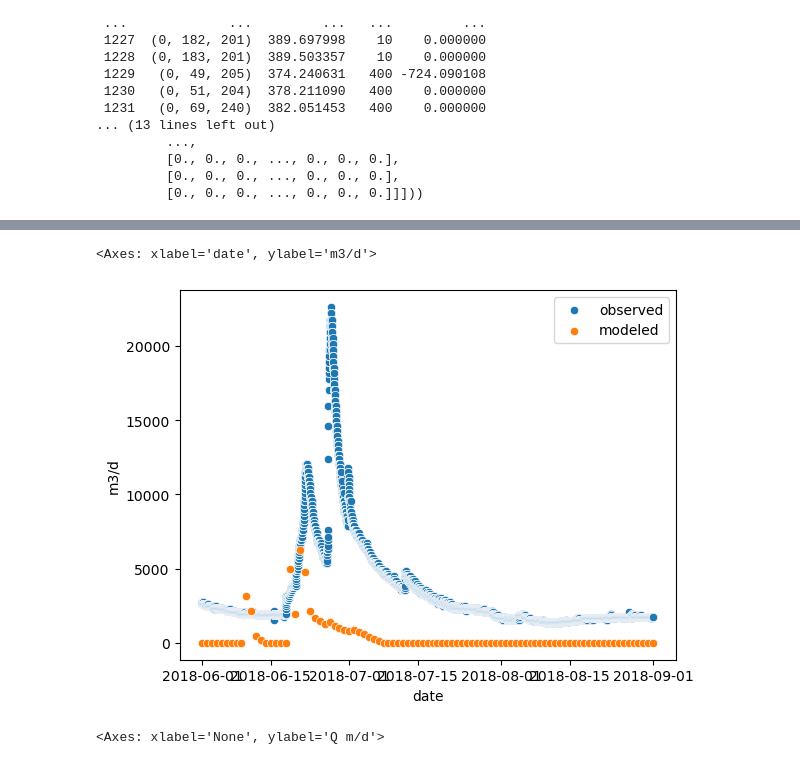
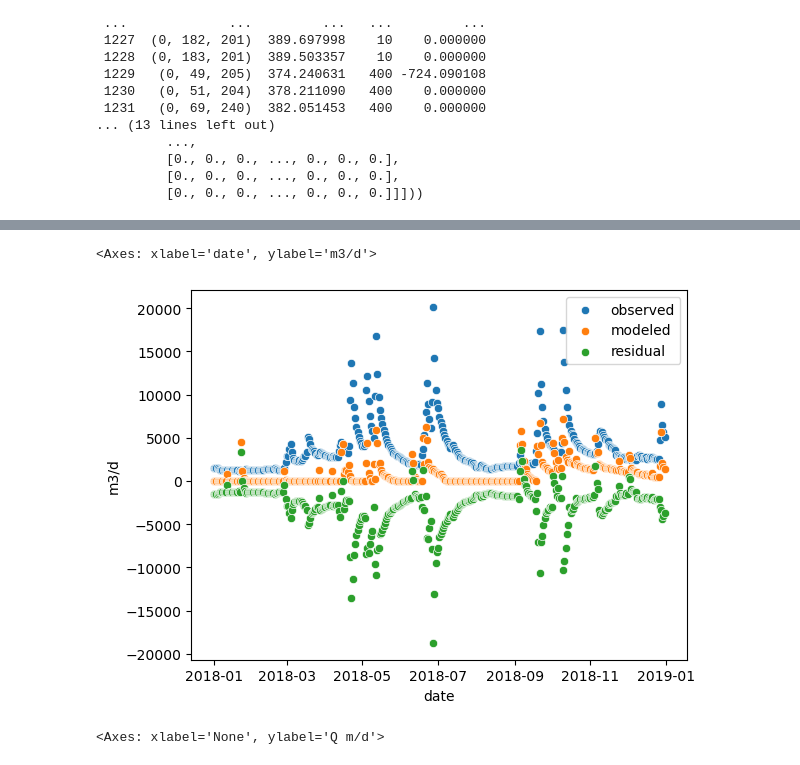
Before and after one commit to jhuang523/UMNBearSpring, a Jupyter notebook: EPM/transient/EPM.ipynb, the cells around one changed output, grey strips where cells are left out. Saved outputs shown, nothing was run; the diff lists cells and outputs as text; code cells hidden in the pictures.

```diff
--- a/EPM/transient/EPM.ipynb
+++ b/EPM/transient/EPM.ipynb
@@ -256,6 +251,9 @@ AttributeError: Can only use .dt accessor with datetimelike values
+# %%
+bs_q_timeseries.index = bs_cal.cal_value.index
 # %%
 bs_cal = CalibrationData(name = 'bs_q', filename = '../../data/discharge/discharge_2017_2020.csv')
 bs_cal.convert_data_to_daily(datetime_col='date')
+bs_cal.set_cal_value(bs_cal.data['m3/d'][bs_cal.data.index.year == 2018])
 # %% [output]
 read ../../data/discharge/discharge_2017_2020.csv and set data
 calibration obj bs_q created
@@ -263,2 +272,0 @@ AttributeError: Can only use .dt accessor with datetimelike values
-# %%
-bs_cal.set_cal_value(bs_cal.data[(bs_cal.data.index >= '06-01-2018') & (bs_cal.data.index <= '09-01-2018')]['m3/d'])
@@ -267,2 +313,2 @@ NameError: name 'bs_cal' is not defined
 # %%
-convert_hourly_to_daily(bs_cal.cal_value, 'date')
+err = bs_cal.get_residual(bs_q_timeseries['Q m/d'])
@@ -273,10 +367,11 @@ dates = pd.date_range(start='2018-01-01', end='2018-12-31', freq='D')
 bs_q_timeseries.index = dates
 # %%
 sns.scatterplot(bs_cal.cal_value, label = 'observed')
-sns.scatterplot(bs_q_timeseries[(bs_q_timeseries.index >= '06-01-2018') & (bs_q_timeseries.index <= '09-01-2018') ]['Q m/d'], label = 'modeled')
+sns.scatterplot(bs_q_timeseries['Q m/d'], label = 'modeled')
+sns.scatterplot(err, label = 'residual')
 # %% [output]
 <Axes: xlabel='date', ylabel='m3/d'>
-[figure, old version]
+[figure, new version]
 # %%
 sns.scatterplot(bs_q_timeseries, x = bs_q_timeseries.index, y = bs_q_timeseries['Q m/d'])
 # %% [output]
```
Also changed, not shown: parts of 16 cells of this notebook, 5 other files.
